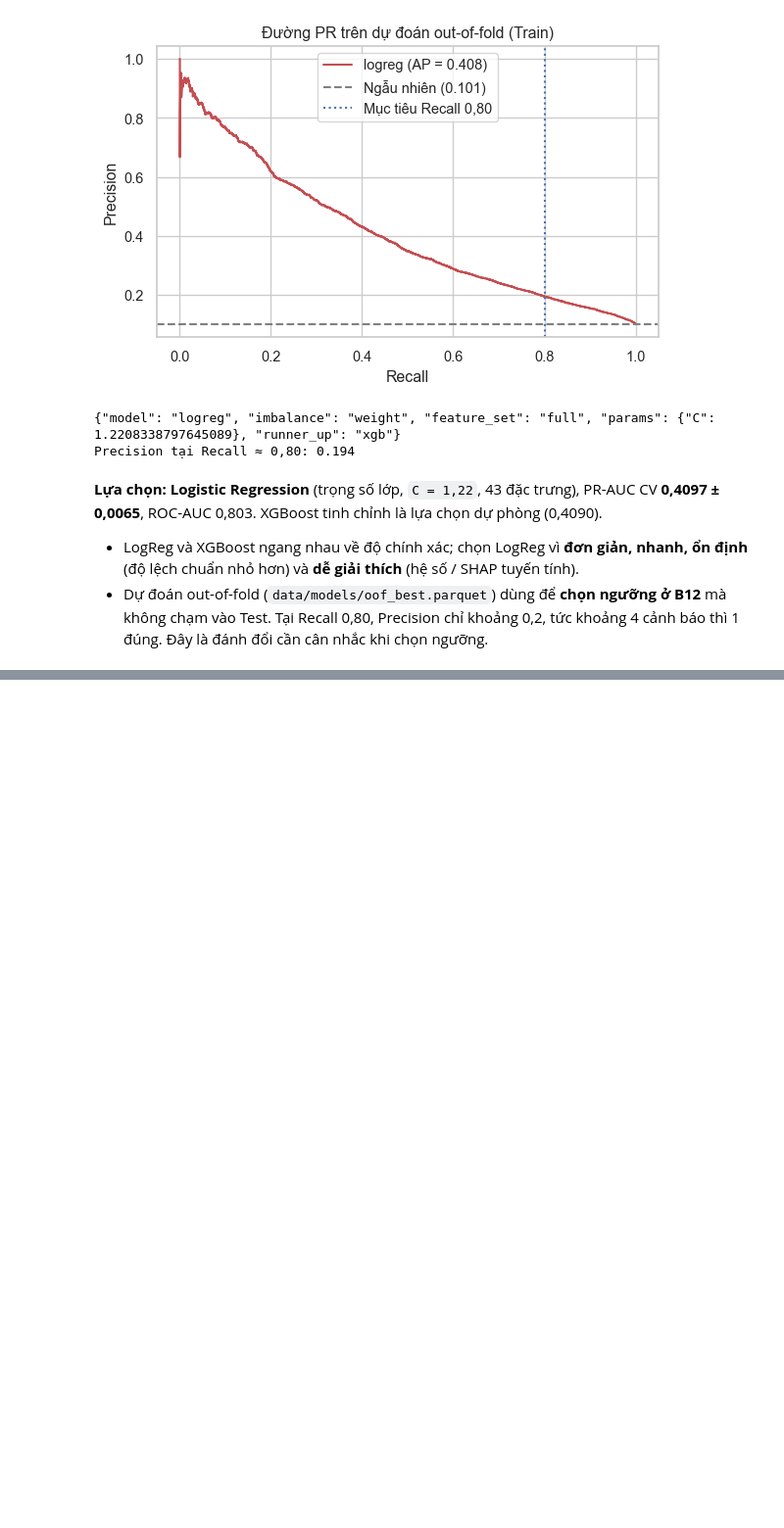
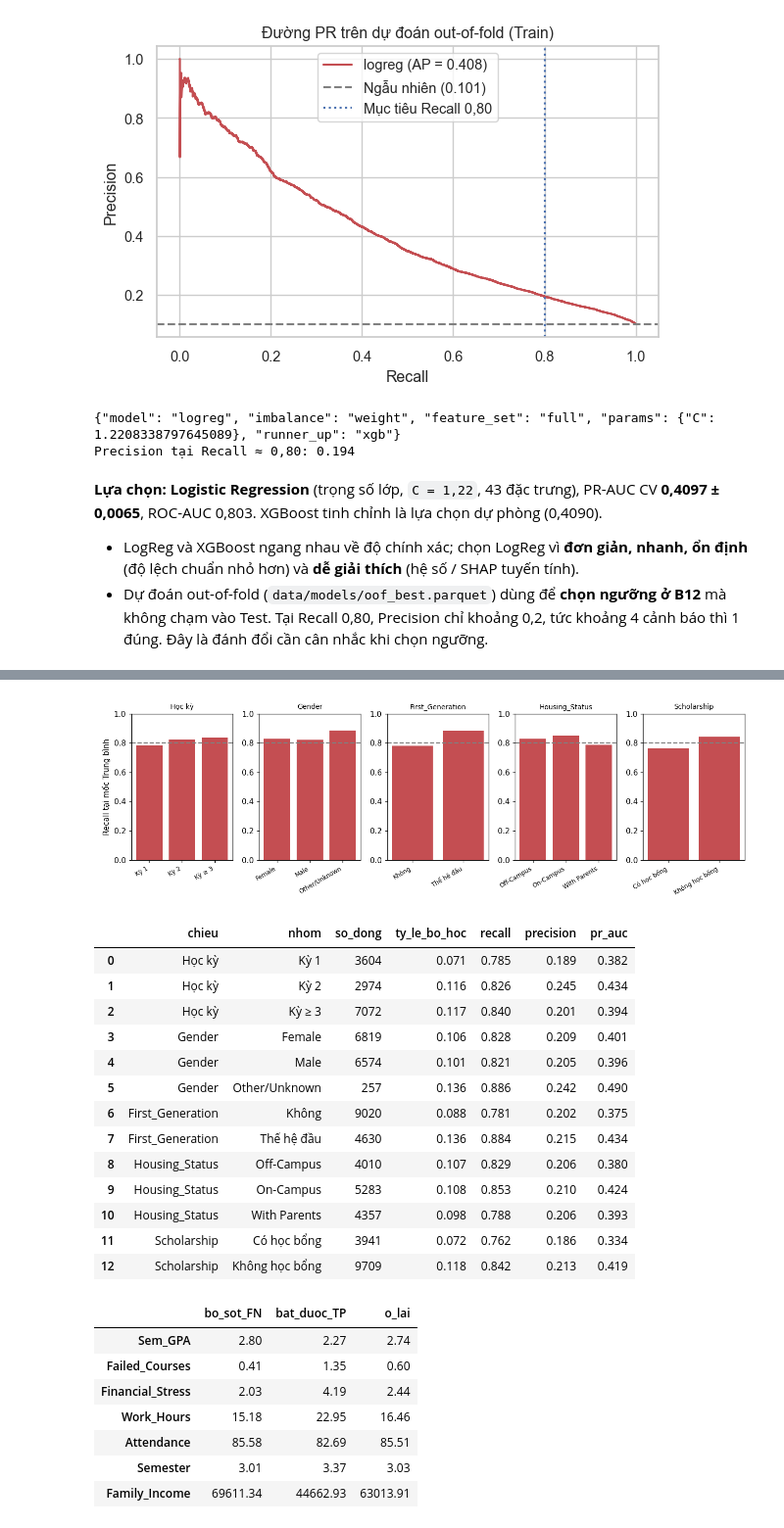
Before and after one commit to dunghvd79/student-dropout-prediction, a Jupyter notebook: notebooks/04_machine_learning_models.ipynb, the cells around one changed output, grey strips where cells are left out. Shown at 98% size. Drawn from its saved outputs; the diff is of its cells as text; code cells hidden in the pictures; blank space fills up the shorter version.

```diff
--- a/notebooks/04_machine_learning_models.ipynb
+++ b/notebooks/04_machine_learning_models.ipynb
@@ -226,0 +285,29 @@ Precision tại Recall ≈ 0,80: 0.194
+# %%
+fair = pd.DataFrame(res["fairness"])
+display(Image(filename=str(FIG_DIR / "eval_fairness.png")))
+display(fair.round(3))
+pd.DataFrame(res["missed"])
+# %% [output]
+[figure, added]
+|  | chieu | nhom | so_dong | ty_le_bo_hoc | recall | precision | pr_auc |
+| 0 | Học kỳ | Kỳ 1 | 3604 | 0.071 | 0.785 | 0.189 | 0.382 |
+| 1 | Học kỳ | Kỳ 2 | 2974 | 0.116 | 0.826 | 0.245 | 0.434 |
+| 2 | Học kỳ | Kỳ ≥ 3 | 7072 | 0.117 | 0.840 | 0.201 | 0.394 |
+| 3 | Gender | Female | 6819 | 0.106 | 0.828 | 0.209 | 0.401 |
+| 4 | Gender | Male | 6574 | 0.101 | 0.821 | 0.205 | 0.396 |
+| 5 | Gender | Other/Unknown | 257 | 0.136 | 0.886 | 0.242 | 0.490 |
+| 6 | First_Generation | Không | 9020 | 0.088 | 0.781 | 0.202 | 0.375 |
+| 7 | First_Generation | Thế hệ đầu | 4630 | 0.136 | 0.884 | 0.215 | 0.434 |
+| 8 | Housing_Status | Off-Campus | 4010 | 0.107 | 0.829 | 0.206 | 0.380 |
+| 9 | Housing_Status | On-Campus | 5283 | 0.108 | 0.853 | 0.210 | 0.424 |
+| 10 | Housing_Status | With Parents | 4357 | 0.098 | 0.788 | 0.206 | 0.393 |
+| 11 | Scholarship | Có học bổng | 3941 | 0.072 | 0.762 | 0.186 | 0.334 |
+| 12 | Scholarship | Không học bổng | 9709 | 0.118 | 0.842 | 0.213 | 0.419 |
+|  | bo_sot_FN | bat_duoc_TP | o_lai |
+| Sem_GPA | 2.80 | 2.27 | 2.74 |
+| Failed_Courses | 0.41 | 1.35 | 0.60 |
+| Financial_Stress | 2.03 | 4.19 | 2.44 |
+| Work_Hours | 15.18 | 22.95 | 16.46 |
+| Attendance | 85.58 | 82.69 | 85.51 |
+| Semester | 3.01 | 3.37 | 3.03 |
+| Family_Income | 69611.34 | 44662.93 | 63013.91 |
```
Also changed, not shown: parts of 4 cells of this notebook, 15 other files.
